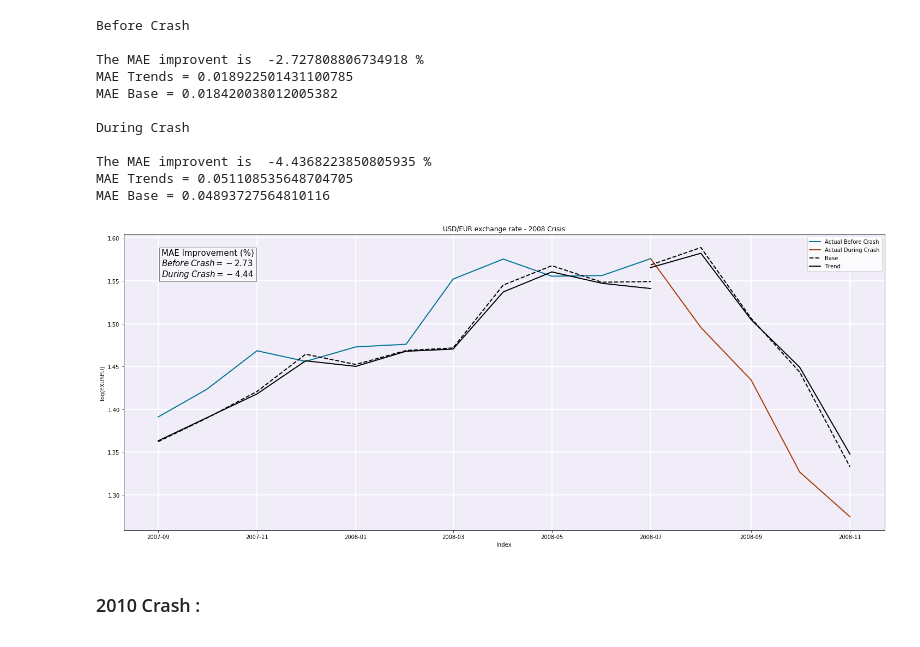
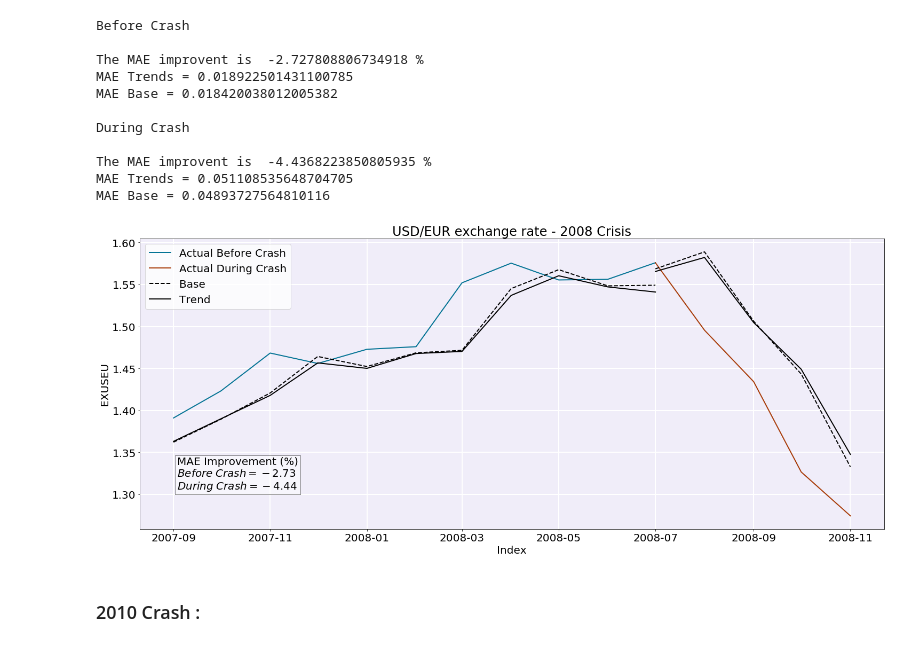
Before and after one commit to epfl-ada/ada-2020-project-milestone-p3-p3_adaimb, a Jupyter notebook: MilestoneP4.ipynb, the cells around one changed output. Saved outputs shown, nothing was run; the diff lists cells and outputs as text; code cells hidden in the pictures.

```diff
--- a/MilestoneP4.ipynb
+++ b/MilestoneP4.ipynb
@@ -22,6 +22,8 @@ from sklearn.metrics import mean_absolute_error
 import statistics
 from statsmodels.tsa.seasonal import seasonal_decompose
 from colorama import Fore
+import matplotlib
+matplotlib.rcParams.update({'font.size': 20})
 # %% [markdown]
 ## Q1 : Does the model improve the prediction over the base model for the initial claims data ?
 #### How can we improve the prediction model? Which parameters have a significant impact on the prediction?
@@ -771,6 +772,7 @@ MAE Base Overall = 0.05107378978067345
 # %% [markdown]
 ### Plots :
 # %%
+matplotlib.rcParams.update({'font.size': 15})
 fig,axs = plt.subplots(2)
 axs[0].plot(data_rate['Month'][k:],data_rate['EXUSEU'][k:],color='#047495',label='Actual',linewidth=2)
 axs[0].plot(data_rate['Month'][k:],preds,color='#fac205',label='Base',linewidth=2)
@@ -779,7 +781,7 @@ textstr = '\n'.join((
     r'MAE Improvement (%)',
     r'$Overall=%.2f$'%(improvement_overall_wd,)))
 
-axs[0].text(-0.055, 1.375, textstr, transform=ax.transAxes, fontsize=10,
+axs[0].text(-0.055, 1.375, textstr, transform=ax.transAxes, fontsize=15,
         verticalalignment='top',bbox=dict(facecolor='white', alpha=0.5))
 axs[0].set_ylabel('log(EXUSEU)')
 axs[0].set_xlabel('Index')
@@ -795,16 +797,17 @@ axs[1].plot(data_rate['Month'][k:],Predictions_trends[k-1:],color='#a83c09',line
 textstr1 = '\n'.join((
     r'MAE Improvement (%)',
     r'$Overall=%.2f$'%(improvement_overall,)))
-axs[1].text(-0.055, 0.55, textstr1, transform=ax.transAxes, fontsize=10,
+axs[1].text(-0.055, 0.55, textstr1, transform=ax.transAxes, fontsize=15,
         verticalalignment='top',bbox=dict(facecolor='white', alpha=0.5))
-axs[1].set_ylabel('log(EXUSEU)')
+axs[1].set_ylabel('EXUSEU')
 axs[1].set_xlabel('Index')
 axs[1].set_title('USD/EUR exchange rate - no rolling window')
 axs[1].grid(which='major', color='white', lw = 2)
 axs[1].set_facecolor((0.94,0.93,0.976))
-plt.legend()
+plt.legend(fontsize=15)
 
 
 fig.set_size_inches(25,15)
+plt.savefig('Q3_in_out_Comparison.png')
 plt.show()
 # %% [output]
@@ -814,6 +817,7 @@ plt.show()
 
 From the rolling window figure, we observe that each crash of the exchange rate is preceded by a rise of the rate. Thus we've decided to determinate whether the Google Trends can help predicting effictively the rise, the fall or both of them, compared to the Baseline model. We only consider a seasonnal term of one month before to be consisitent with the model of the previous questions.
 # %%
+matplotlib.rcParams.update({'font.size': 20})
 fig,ax = plt.subplots()
 ax.plot(data_rate['Month'][1:],data_rate['EXUSEU'][1:],color='black',label='Actual',linewidth=2)
 
@@ -825,12 +829,13 @@ ax.fill_between(data_rate['Month']['2008-07-01':'2008-11-01'],data_rate['EXUSEU'
 ax.fill_between(data_rate['Month']['2009-11-01':'2010-06-01'],data_rate['EXUSEU']['2009-11-01':'2010-06-01'], alpha = 0.2, color = 'red')
 ax.fill_between(data_rate['Month']['2014-04-01':'2015-03-01'],data_rate['EXUSEU']['2014-04-01':'2015-03-01'], alpha = 0.2, color = 'red')
 
-ax.set_ylabel('log(EXUSEU)')
+ax.set_ylabel('EXUSEU')
 ax.set_xlabel('Index')
 ax.set_title('USD/EUR exchange rate - Turning points')
-plt.legend()
+plt.legend(fontsize=20)
 
 plt.ylim([1, 1.6])
 fig.set_size_inches(25,10)
+plt.savefig('Q3_TurningPoints.png')
 plt.show()
 # %% [output]
@@ -895,30 +900,32 @@ MAE Trends = 0.051108535648704705
 MAE Base = 0.04893727564810116
 # %%
 #Plots :
+matplotlib.rcParams.update({'font.size': 20})
 fig,ax = plt.subplots()
 ax.plot(data_rate['Month']['2007-09-01':'2008-07-01'],data_rate['EXUSEU']['2007-09-01':'2008-07-01'],color='#047495',label='Actual Before Crash',linewidth=2)
 ax.plot(data_rate['Month']['2007-09-01':'2008-07-01'],pred_bc,linestyle='--',color='black',linewidth=2)
 ax.plot(data_rate['Month']['2007-09-01':'2008-07-01'],pred_trends_bc,color='black',linewidth=2)
 ax.plot(data_rate['Month']['2008-07-01':'2008-11-01'],data_rate['EXUSEU']['2008-07-01':'2008-11-01'],color='#a83c09',label='Actual During Crash',linewidth=2)
 ax.plot(data_rate['Month']['2008-07-01':'2008-11-01'],pred,linestyle='--',color='black',label='Base',linewidth=2)
 ax.plot(data_rate['Month']['2008-07-01':'2008-11-01'],pred_trends,color='black',linewidth=2,label='Trend')
-plt.legend()
+plt.legend(fontsize=20)
 textstr = '\n'.join((
     r'MAE Improvement (%)',
     r'$Before\;Crash=%.2f$'%(improvement_overall_bc,),
     r'$During\;Crash=%.2f$'%(improvement_overall,)))
 
-ax.text(0.05, 0.95, textstr, transform=ax.transAxes, fontsize=15,
+ax.text(0.05, 0.25, textstr, transform=ax.transAxes, fontsize=20,
         verticalalignment='top',bbox=dict(facecolor='white', alpha=0.5))
-ax.set_ylabel('log(EXUSEU)')
+ax.set_ylabel('EXUSEU')
 ax.set_xlabel('Index')
 ax.set_title('USD/EUR exchange rate - 2008 Crisis')
 fig.set_size_inches(25,10)
 ax.grid(which='major', color='white', lw = 2)
 ax.set_facecolor((0.94,0.93,0.976))
+plt.savefig('Q3_2008.png')
 plt.show()
 # %% [output]
-[figure, old version]
+[figure, new version]
 # %% [markdown]
 ### 2010 Crash :
 # %%
```
Also changed, not shown: parts of 22 cells of this notebook.
